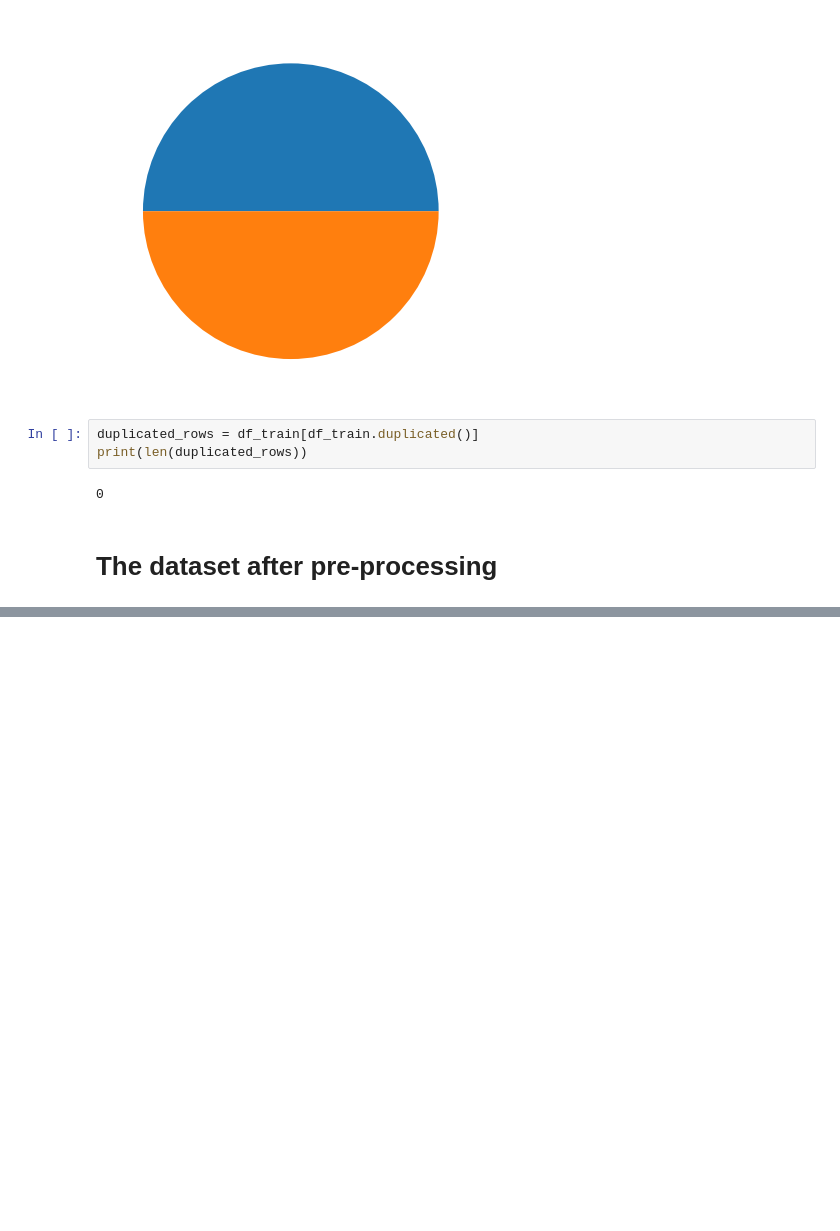
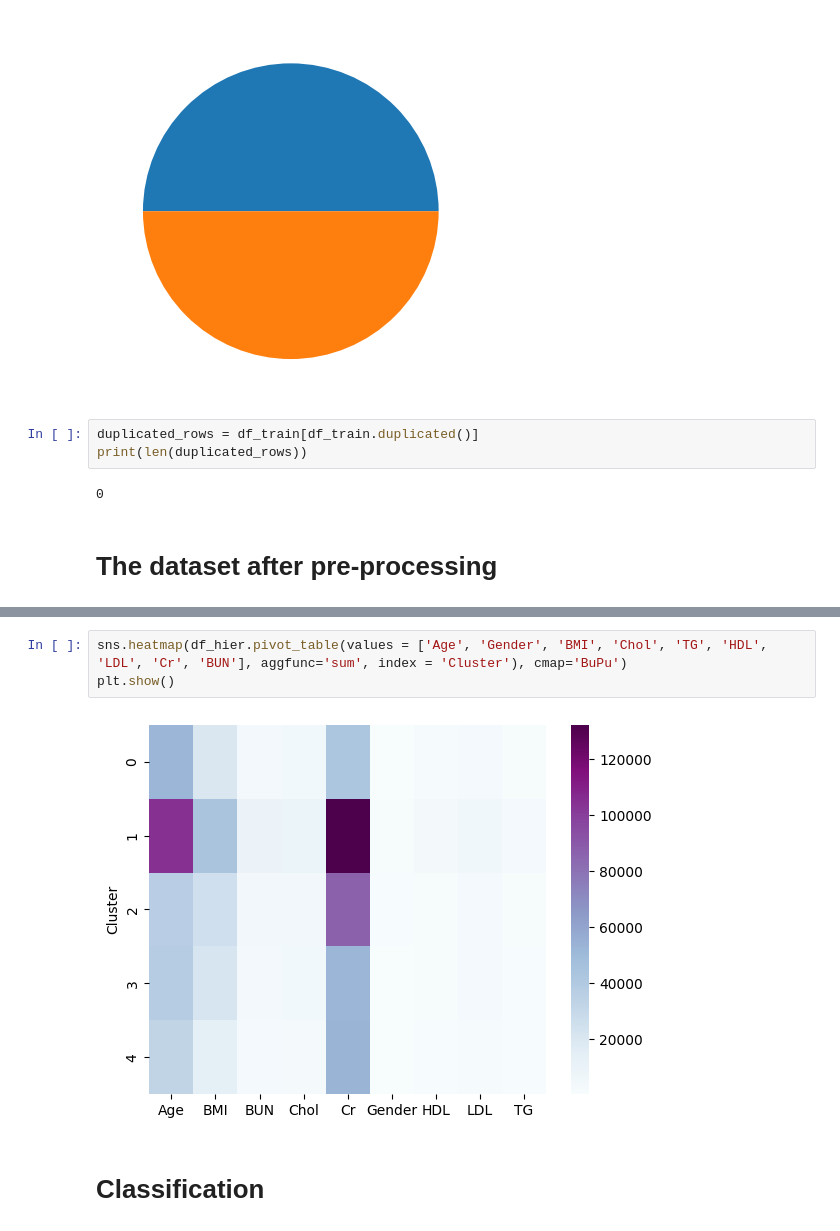
Before and after one commit to tathithienthanh/DataAnalysis_Diagnosis-of-diabetes-based-on-data-set-of-blood-test-result, a Jupyter notebook: PTDL_BTL.ipynb, the cells around one changed output, grey strips where cells are left out. Cells and saved outputs as stored; diff of their text form; blank space fills up the shorter version.

```diff
--- a/PTDL_BTL.ipynb
+++ b/PTDL_BTL.ipynb
@@ -717,0 +679,7 @@ plt.gca().spines[['top', 'right']].set_visible(False)
+# %%
+sns.heatmap(df_hier.pivot_table(values = ['Age', 'Gender', 'BMI', 'Chol', 'TG', 'HDL', 'LDL', 'Cr', 'BUN'], aggfunc='sum', index = 'Cluster'), cmap='BuPu')
+plt.show()
+# %% [output]
+[figure, added]
+# %% [markdown]
+# Classification
```
Also changed, not shown: parts of 48 cells of this notebook.
